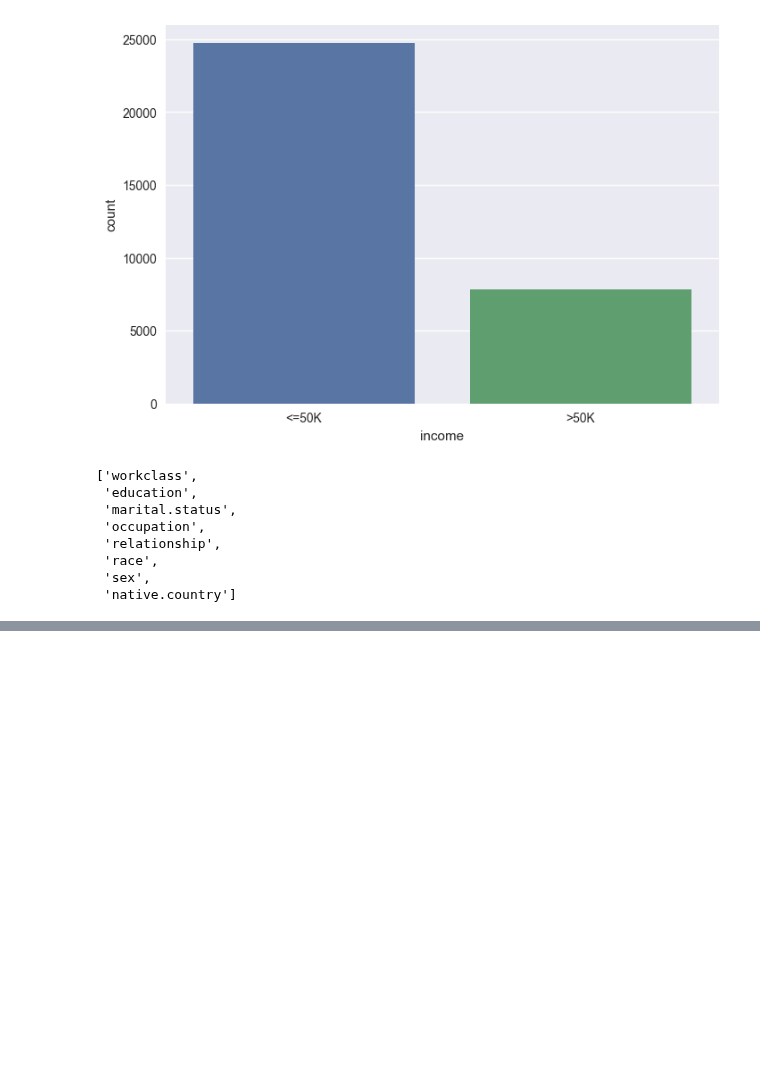
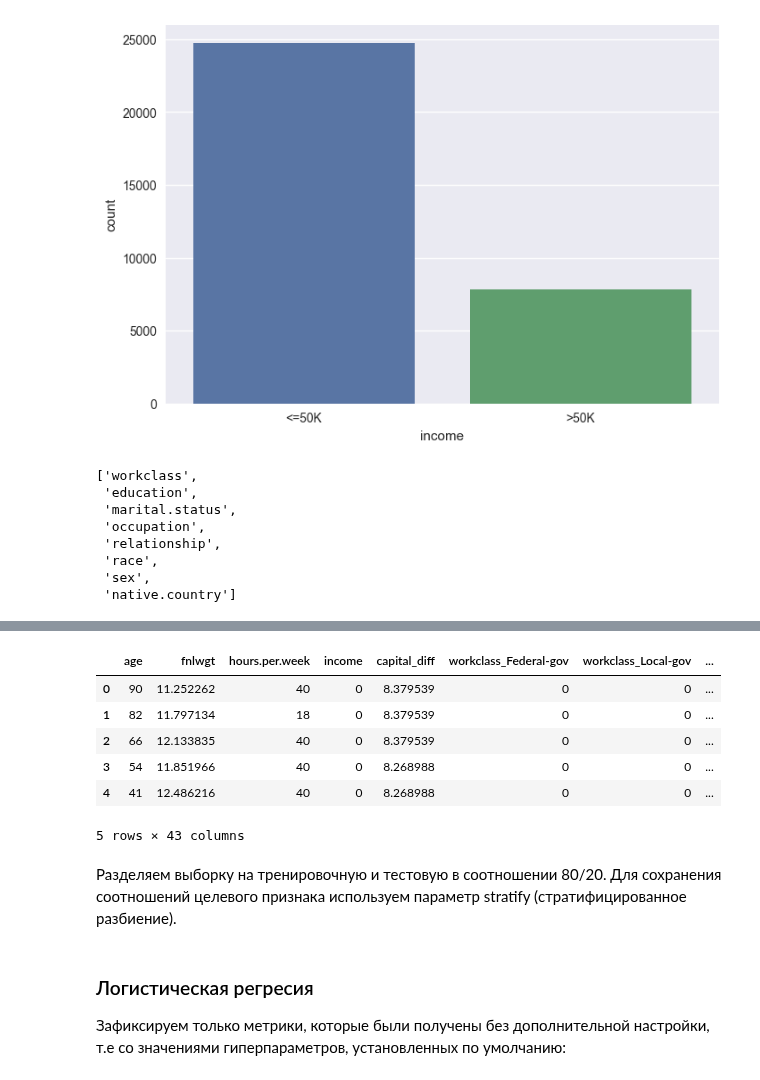
Before and after one commit to stas-as/Konspect-all, a Jupyter notebook: Конспекты/ML_7_Оптимизация_гип/2_базавая_опитмиз.ipynb, the cells around one changed output, grey strips where cells are left out. Saved outputs shown, nothing was run; the diff lists cells and outputs as text; code cells hidden in the pictures; blank space fills up the shorter version.

```diff
--- a/Конспекты/ML_7_Оптимизация_гип/2_базавая_опитмиз.ipynb
+++ b/Конспекты/ML_7_Оптимизация_гип/2_базавая_опитмиз.ipynb
@@ -117,0 +107,32 @@ adult_data['education'] = adult_data['education'].apply(
+# %%
+adult_data = data.copy()
+#Определяем школьников в отдельную категорию
+adult_data['education'] = adult_data['education'].apply(
+    lambda x: 'School' if x == '11th' or x == '7th-8th' or x == '10th'
+        or x == '5th-6th' or x == '9th' or x == '12th' or x == '1st-4th' else x
+)
+#Объединяем категории Assoc-acdm и Assoc-voc (доценты)
+adult_data['education'] = adult_data['education'].apply(
+    lambda x: 'Associate' if x == 'Assoc-acdm' or x == 'Assoc-voc' else x
+)
+#Объединяем вдовцов,разведенных и живущих раздельно в одну категорию
+adult_data['marital.status'] = adult_data['marital.status'].apply(
+    lambda x: 'Prev-Married' if (x == 'Widowed' or x == 'Divorced' or x == 'Separated') else x
+)
+#Объединяем всех женатых/за мужем в одну категорию
+adult_data['marital.status'] = adult_data['marital.status'].apply(
+    lambda x: 'Married' if (x == 'Married-civ-spouse' or x == 'Married-spouse-absent' or x == 'Married-AF-spouse') else x
+)
+#Объединяем мужей и жен в одну категорию, остальных в другую
+adult_data['relationship'] = adult_data['relationship'].apply(
+    lambda x: 'In relationship' if (x == 'Husband' or x == 'Whife') else 'Not in relationship'
+)
+
+#Объединяем типы занятоностей, не приносящих дохода в одну категорию
+adult_data['workclass'] = adult_data['workclass'].apply(
+    lambda x: 'No income' if x == 'Never-worked' or x == 'Without-pay' else x
+)
+#Объединяем всех приезжих в одну категорию
+adult_data['native.country'] = adult_data['native.country'].apply(
+    lambda x: 'Other' if x != 'United-States' else x
+)
@@ -117,0 +141,10 @@ adult_data['education'] = adult_data['education'].apply(
+# %%
+adult_data['capital.gain'] = np.log(adult_data['capital.gain']+1)
+adult_data['capital.loss'] = np.log(adult_data['capital.loss']+1)
+adult_data['fnlwgt'] = np.log(adult_data['fnlwgt']+1)
+
+#создаем новый признак разность между приростом капитала и его убылью
+adult_data['capital_diff'] = abs((adult_data['capital.gain'] - adult_data['capital.loss']))
+# %%
+#удаляем ненужные признаки
+adult_data = adult_data.drop(['education.num', 'capital.gain', 'capital.loss'],axis=1)
@@ -117,0 +170,11 @@ adult_data['education'] = adult_data['education'].apply(
+# %%
+dummies_data = pd.get_dummies(adult_data,drop_first=True)
+dummies_data.head()
+# %% [output]
+|  | age | fnlwgt | hours.per.week | income | capital_diff | workclass_Federal-gov | workclass_Local-gov | ... |
+| 0 | 90 | 11.252262 | 40 | 0 | 8.379539 | 0 | 0 | ... |
+| 1 | 82 | 11.797134 | 18 | 0 | 8.379539 | 0 | 0 | ... |
+| 2 | 66 | 12.133835 | 40 | 0 | 8.379539 | 0 | 0 | ... |
+| 3 | 54 | 11.851966 | 40 | 0 | 8.268988 | 0 | 0 | ... |
+| 4 | 41 | 12.486216 | 40 | 0 | 8.268988 | 0 | 0 | ... |
+5 rows × 43 columns
@@ -117,0 +185,2 @@ adult_data['education'] = adult_data['education'].apply(
+# %% [markdown]
+Разделяем выборку на тренировочную и тестовую в соотношении 80/20. Для сохранения соотношений целевого признака используем параметр stratify (стратифицированное разбиение).
@@ -117,0 +196,4 @@ adult_data['education'] = adult_data['education'].apply(
+# %% [markdown]
+### Логистическая регресия
+
+Зафиксируем только метрики, которые были получены без дополнительной настройки, т.е со значениями гиперпараметров, установленных по умолчанию:
```
Also changed, not shown: parts of 13 cells of this notebook.
